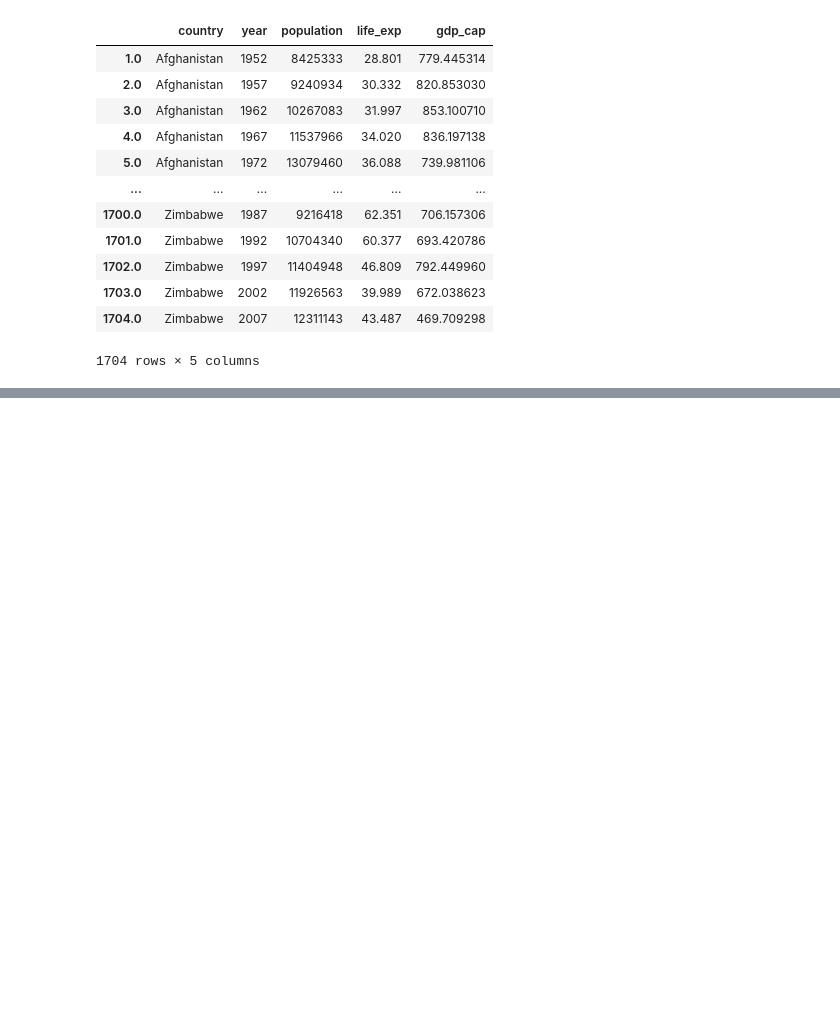
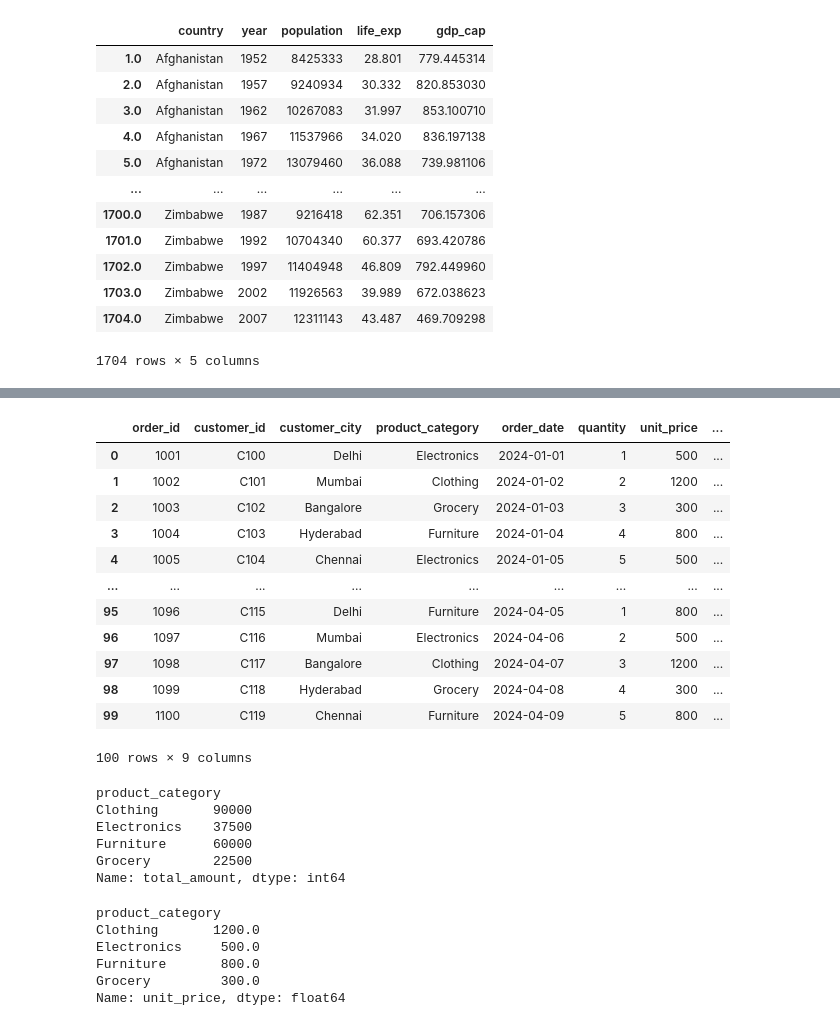
Before and after one commit to rramanswain2001/Python-code, a Jupyter notebook: data analysis with pandas.ipynb, the cells around one changed output, grey strips where cells are left out. Saved outputs shown, nothing was run; the diff lists cells and outputs as text; code cells hidden in the pictures; blank space fills up the shorter version.

```diff
--- a/data analysis with pandas.ipynb
+++ b/data analysis with pandas.ipynb
@@ -515,0 +516,36 @@ df
+# %%
+df = pd.read_csv(r"C:\Users\rrama\OneDrive\Desktop\Python code\groupby_practice_dataset.csv")
+# %%
+df
+# %% [output]
+|  | order_id | customer_id | customer_city | product_category | order_date | quantity | unit_price | ... |
+| 0 | 1001 | C100 | Delhi | Electronics | 2024-01-01 | 1 | 500 | ... |
+| 1 | 1002 | C101 | Mumbai | Clothing | 2024-01-02 | 2 | 1200 | ... |
+| 2 | 1003 | C102 | Bangalore | Grocery | 2024-01-03 | 3 | 300 | ... |
+| 3 | 1004 | C103 | Hyderabad | Furniture | 2024-01-04 | 4 | 800 | ... |
+| 4 | 1005 | C104 | Chennai | Electronics | 2024-01-05 | 5 | 500 | ... |
+| ... | ... | ... | ... | ... | ... | ... | ... | ... |
+| 95 | 1096 | C115 | Delhi | Furniture | 2024-04-05 | 1 | 800 | ... |
+| 96 | 1097 | C116 | Mumbai | Electronics | 2024-04-06 | 2 | 500 | ... |
+| 97 | 1098 | C117 | Bangalore | Clothing | 2024-04-07 | 3 | 1200 | ... |
+| 98 | 1099 | C118 | Hyderabad | Grocery | 2024-04-08 | 4 | 300 | ... |
+| 99 | 1100 | C119 | Chennai | Furniture | 2024-04-09 | 5 | 800 | ... |
+100 rows × 9 columns
+# %%
+df.groupby(['product_category'])['total_amount'].sum()
+# %% [output]
+product_category
+Clothing       90000
+Electronics    37500
+Furniture      60000
+Grocery        22500
+Name: total_amount, dtype: int64
+# %%
+df.groupby(['product_category']) ['unit_price'].mean()
+# %% [output]
+product_category
+Clothing       1200.0
+Electronics     500.0
+Furniture       800.0
+Grocery         300.0
+Name: unit_price, dtype: float64
```
Also changed, not shown: parts of 5 cells of this notebook, 1 other file.
